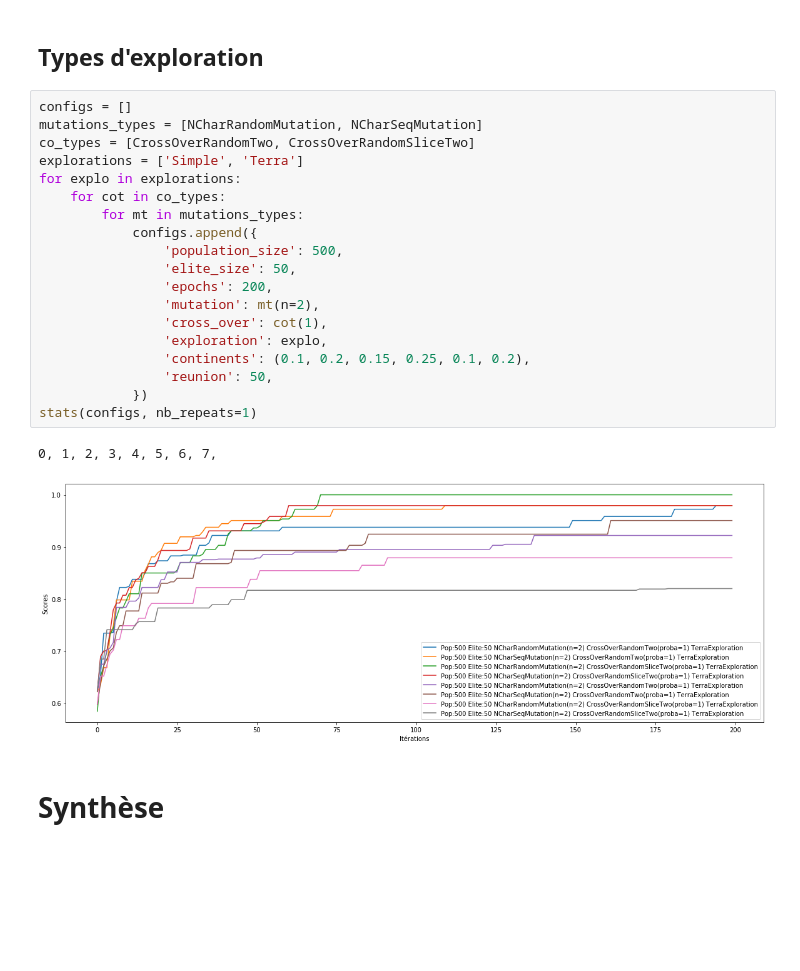
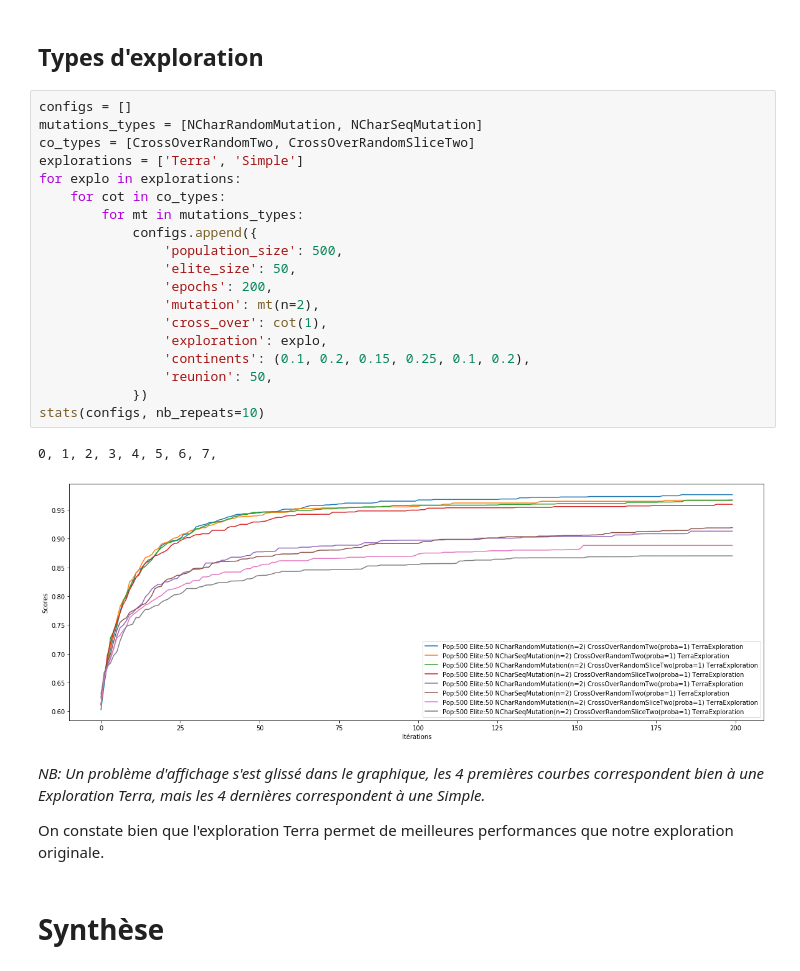
Before and after one commit to pierreelliott/genetic_algorithms, a Jupyter notebook: TP Genetic Algorithm.ipynb, the cells around one changed output. Drawn from its saved outputs; the diff is of its cells as text; blank space fills up the shorter version.

Commit message:
Explorations

```diff
--- a/TP Genetic Algorithm.ipynb
+++ b/TP Genetic Algorithm.ipynb
@@ -277,25 +279,29 @@ D'après ces résultats, une probabilité de cross over égale à 1 est favorabl
 # %%
 configs = []
 mutations_types = [NCharRandomMutation, NCharSeqMutation]
 co_types = [CrossOverRandomTwo, CrossOverRandomSliceTwo]
-explorations = ['Simple', 'Terra']
+explorations = ['Terra', 'Simple']
 for explo in explorations:
     for cot in co_types:
         for mt in mutations_types:
             configs.append({
                 'population_size': 500,
                 'elite_size': 50,
                 'epochs': 200,
                 'mutation': mt(n=2),
                 'cross_over': cot(1),
                 'exploration': explo,
                 'continents': (0.1, 0.2, 0.15, 0.25, 0.1, 0.2),
                 'reunion': 50,
             })
-stats(configs, nb_repeats=1)
+stats(configs, nb_repeats=10)
 # %% [output]
 0, 1, 2, 3, 4, 5, 6, 7,
-[figure, old version]
+[figure, new version]
+# %% [markdown]
+_NB: Un problème d'affichage s'est glissé dans le graphique, les 4 premières courbes correspondent bien à une Exploration Terra, mais les 4 dernières correspondent à une Simple._
+
+On constate bien que l'exploration Terra permet de meilleures performances que notre exploration originale.
 # %% [markdown]
 # Synthèse
 # %% [markdown]
```
Also changed, not shown: parts of 1 cell of this notebook.
